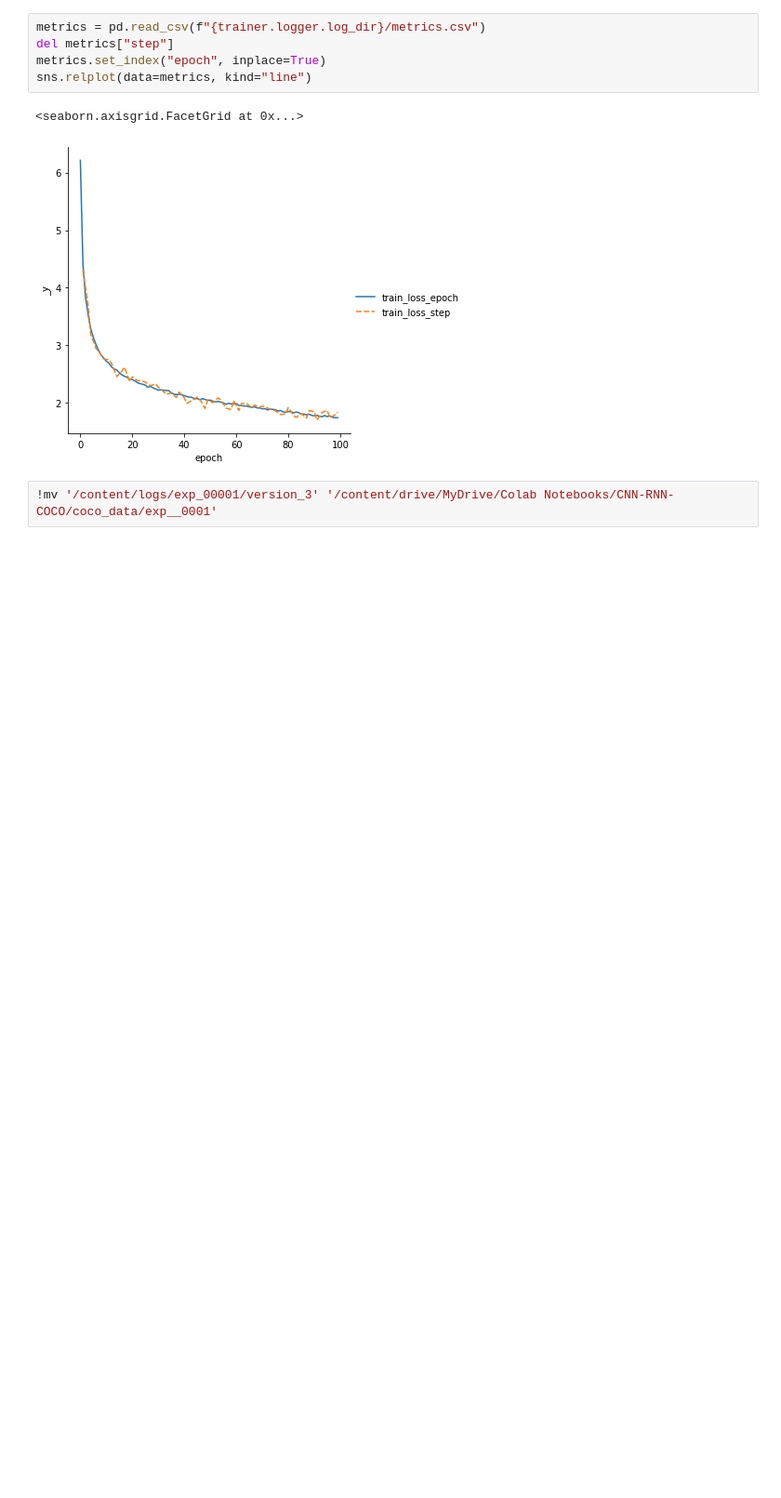
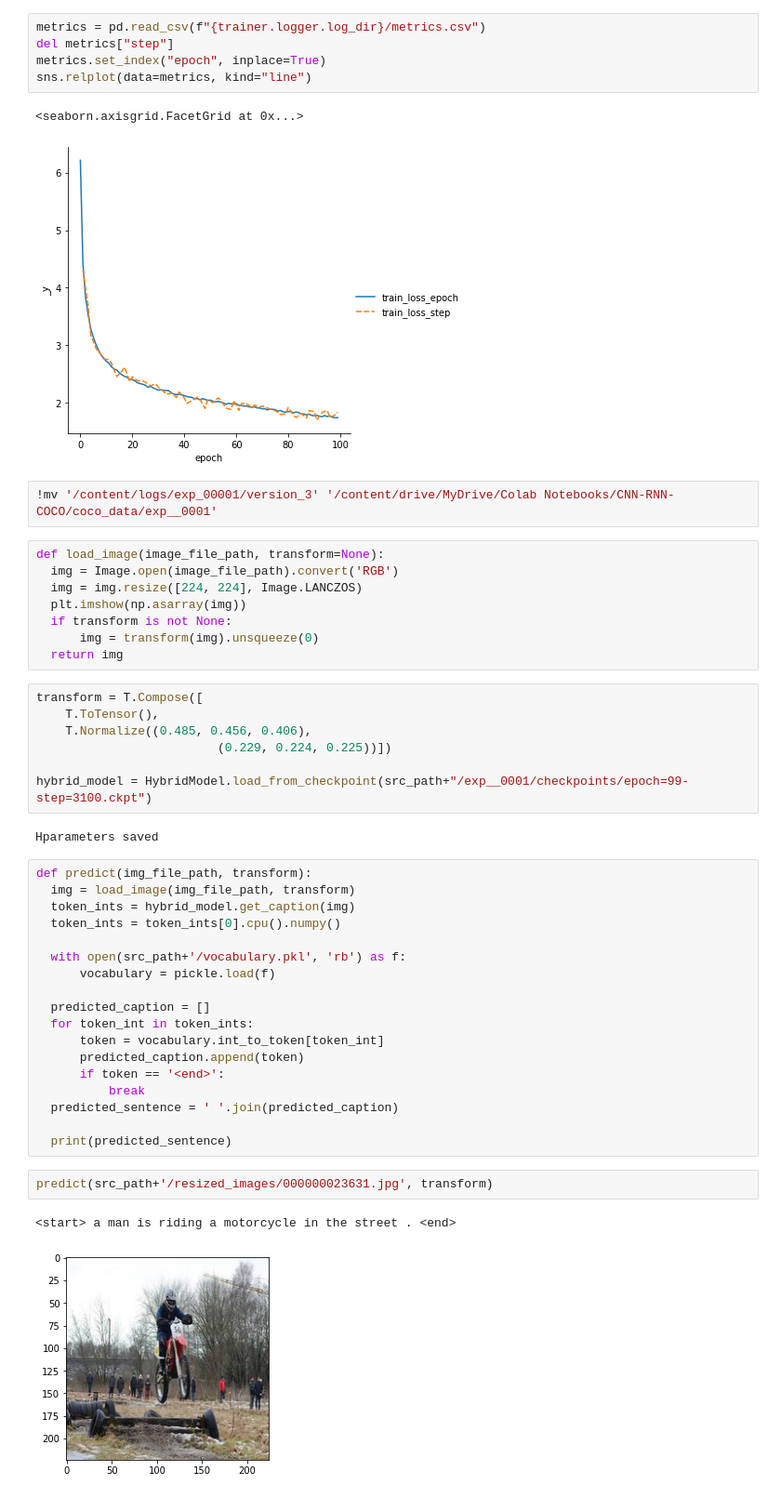
Before and after one commit to Velociraptorvelraptor/caption-generation-CNN-RNN-PTL, a Jupyter notebook: caption_generation_notebook.ipynb, the cells around one changed output. Shown at 93% size. Cells and saved outputs as stored; diff of their text form; blank space fills up the shorter version.

Commit message:
Add prediction.

```diff
--- a/caption_generation_notebook.ipynb
+++ b/caption_generation_notebook.ipynb
@@ -435,3 +465,43 @@ sns.relplot(data=metrics, kind="line")
 [figure]
 # %%
 !mv '/content/logs/exp_00001/version_3' '/content/drive/MyDrive/Colab Notebooks/CNN-RNN-COCO/coco_data/exp__0001'
+# %%
+def load_image(image_file_path, transform=None):
+  img = Image.open(image_file_path).convert('RGB')
+  img = img.resize([224, 224], Image.LANCZOS)
+  plt.imshow(np.asarray(img))
+  if transform is not None:
+      img = transform(img).unsqueeze(0)
+  return img
+# %%
+transform = T.Compose([
+    T.ToTensor(),
+    T.Normalize((0.485, 0.456, 0.406),
+                         (0.229, 0.224, 0.225))])
+
+hybrid_model = HybridModel.load_from_checkpoint(src_path+"/exp__0001/checkpoints/epoch=99-step=3100.ckpt")
+# %% [output]
+Hparameters saved
+# %%
+def predict(img_file_path, transform):
+  img = load_image(img_file_path, transform)
+  token_ints = hybrid_model.get_caption(img)
+  token_ints = token_ints[0].cpu().numpy()
+
+  with open(src_path+'/vocabulary.pkl', 'rb') as f:
+      vocabulary = pickle.load(f)
+
+  predicted_caption = []
+  for token_int in token_ints:
+      token = vocabulary.int_to_token[token_int]
+      predicted_caption.append(token)
+      if token == '<end>':
+          break
+  predicted_sentence = ' '.join(predicted_caption)
+
+  print(predicted_sentence)
+# %%
+predict(src_path+'/resized_images/000000023631.jpg', transform)
+# %% [output]
+<start> a man is riding a motorcycle in the street . <end>
+[figure, added]
```
Also changed, not shown: parts of 2 cells of this notebook.
